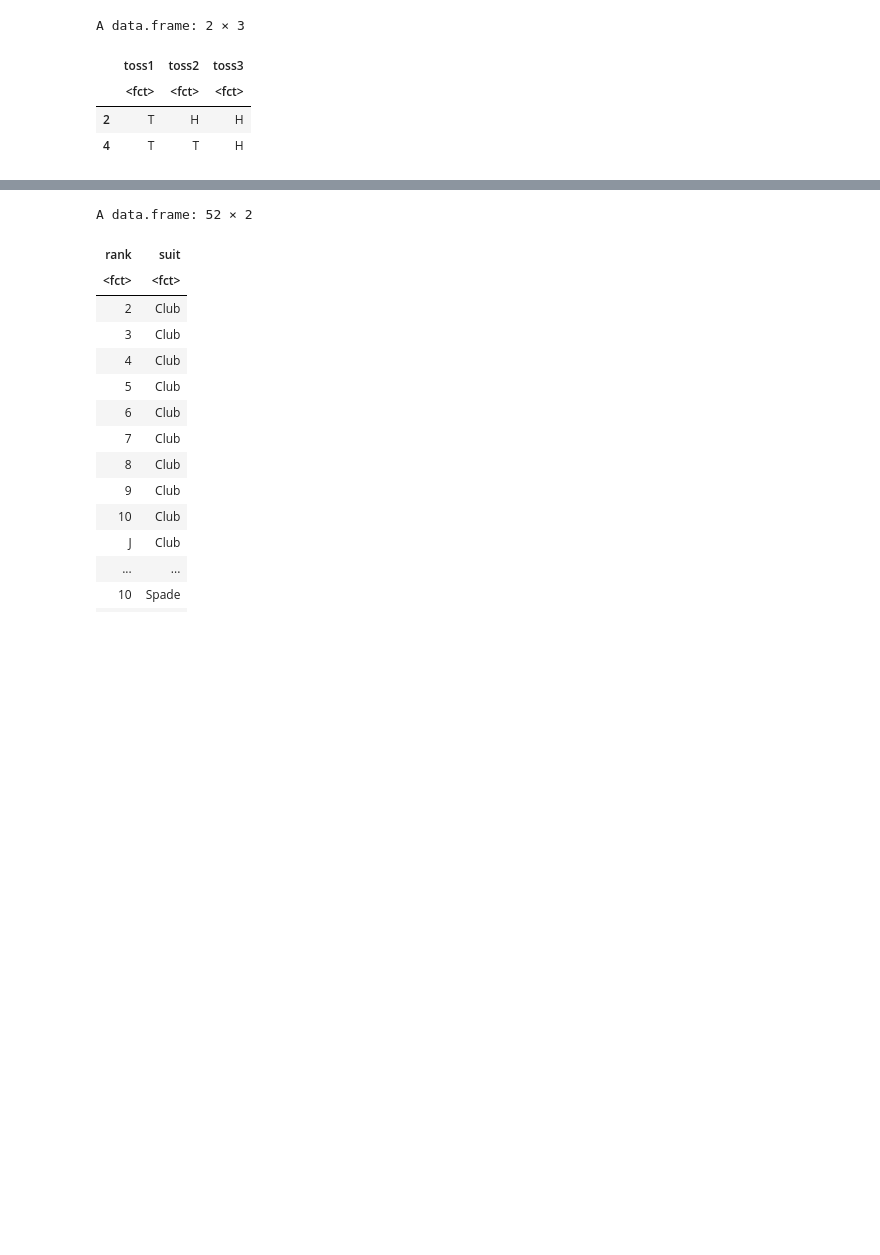
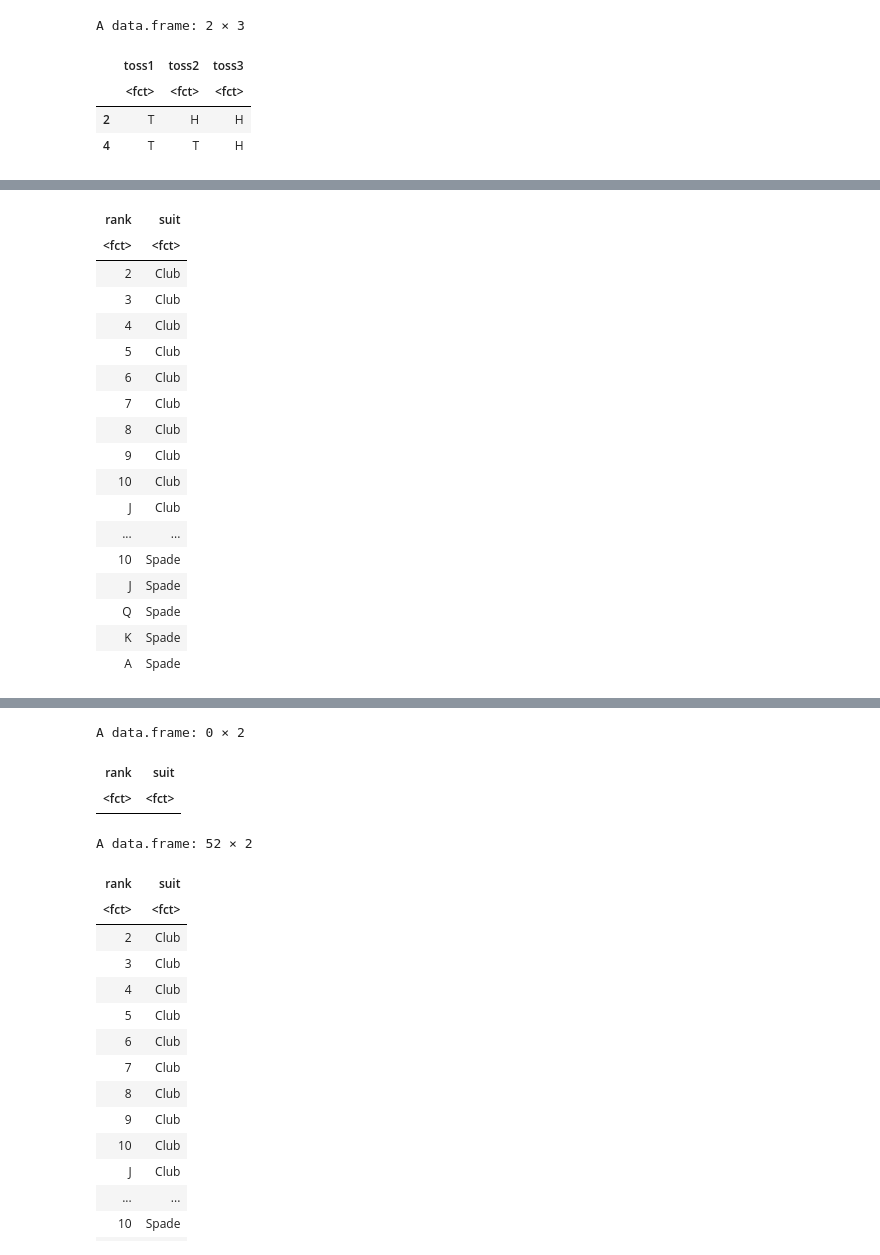
Before and after one commit to Praj-17/R-programming, a Jupyter notebook: Random experiments.ipynb, the cells around one changed output, grey strips where cells are left out. Drawn from its saved outputs; the diff is of its cells as text; code cells hidden in the pictures; blank space fills up the shorter version.

```diff
--- a/Random experiments.ipynb
+++ b/Random experiments.ipynb
@@ -142,5 +149,6 @@ A data.frame: 2 × 3
 # %%
 s = cards()
 #This will not be executed since it compares strings(J,Q,K) with the numbers 1:10
+s
 e = subset(s, rank < 5&suit == 'Heart')
 # %% [output]
@@ -148,0 +156,18 @@ Warning message in Ops.factor(rank, 5):
+| rank | suit |
+| <fct> | <fct> |
+| 2 | Club |
+| 3 | Club |
+| 4 | Club |
+| 5 | Club |
+| 6 | Club |
+| 7 | Club |
+| 8 | Club |
+| 9 | Club |
+| 10 | Club |
+| J | Club |
+| ... | ... |
+| 10 | Spade |
+| J | Spade |
+| Q | Spade |
+| K | Spade |
+| A | Spade |
@@ -149,3 +176,6 @@ Warning message in Ops.factor(rank, 5):
+A data.frame: 0 × 2
+| rank | suit |
+| <fct> | <fct> |
 # %%
 s = cards()
 s
```
Also changed, not shown: parts of 5 cells of this notebook.
